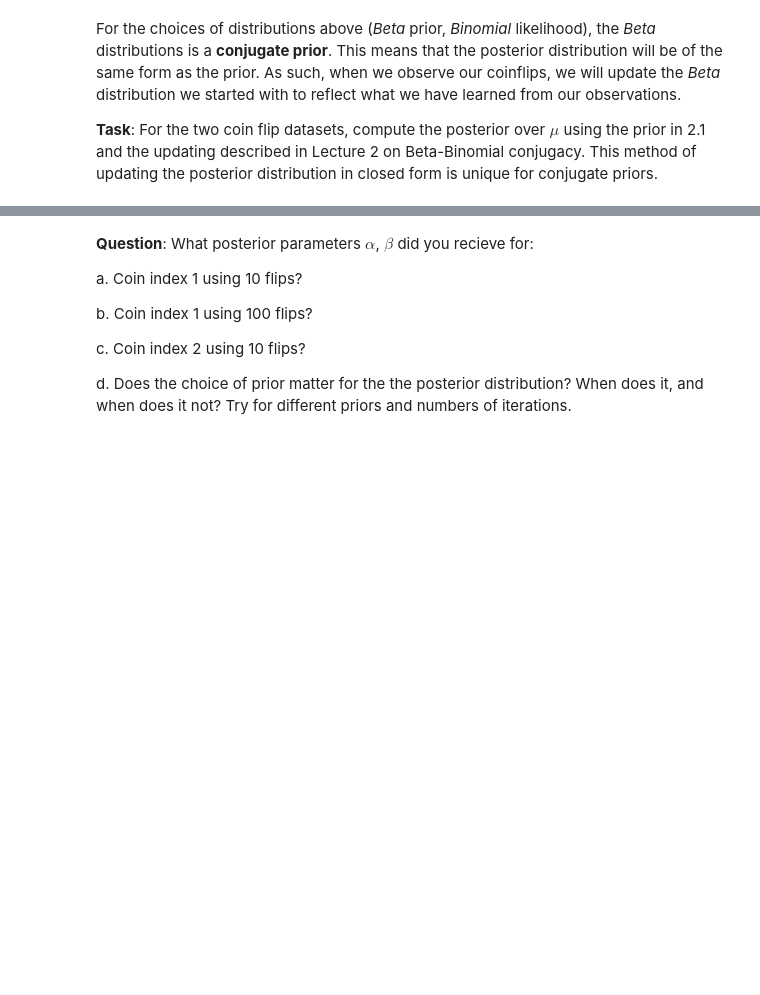
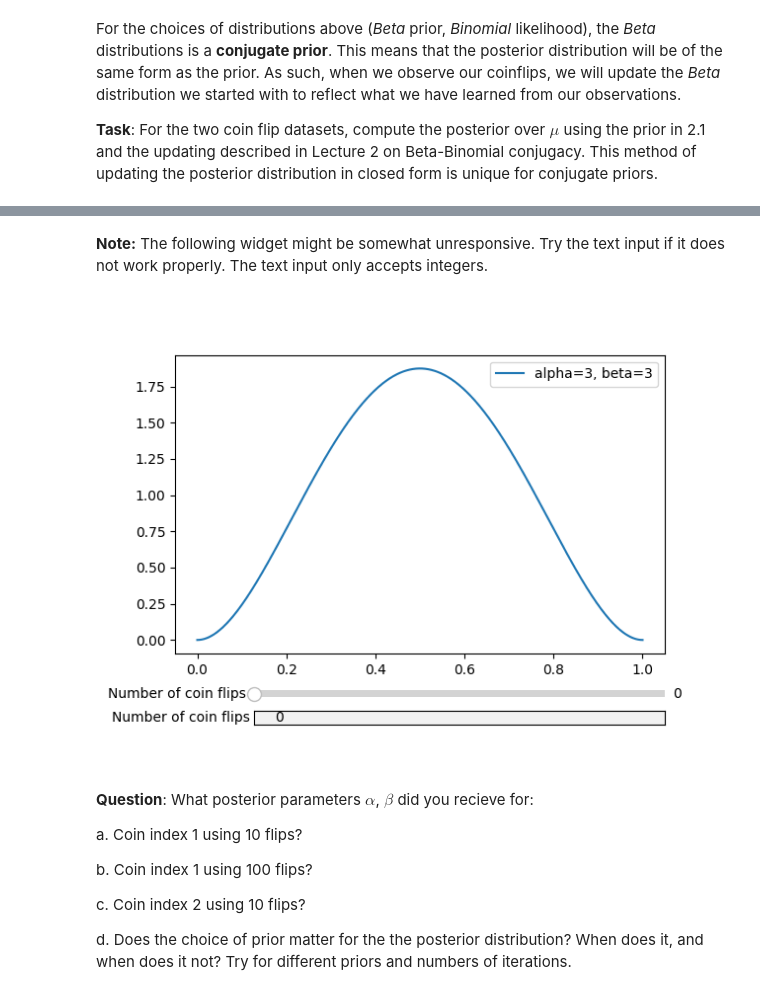
Before and after one commit to hvarfner/EDAN95-Assignment-2, a Jupyter notebook: applied_ml_assignment_2.ipynb, the cells around one changed output, grey strips where cells are left out. Cells and saved outputs as stored; diff of their text form; code cells hidden in the pictures; blank space fills up the shorter version.

```diff
--- a/applied_ml_assignment_2.ipynb
+++ b/applied_ml_assignment_2.ipynb
@@ -377,3 +360,53 @@ print('Final parameters of the distribution are\nAlpha: {} Beta:{}'.format(poste
+# %% [markdown]
+**Note:** The following widget might be somewhat unresponsive. Try the text input if it does not work properly. The text input only accepts integers.
+# %%
+import time
+from matplotlib.widgets import Slider, TextBox
+%matplotlib widget
+
+fig_22, ax_22 = plt.subplots()
+ax_slider = fig_22.add_axes([0.25, 0.15, 0.65, 0.03])
+ax_textbox = fig_22.add_axes([0.25, 0.1, 0.65, 0.03])
+fig_22.subplots_adjust(bottom=0.25)
+
+prior_alpha, prior_beta = 3, 3
+x = np.linspace(0, 1, 1001)
+
+# plot prior before starting
+y = beta_dist(prior_alpha, prior_beta).pdf(x)
+line, = ax_22.plot(x, y, label=f"alpha={prior_alpha}, beta={prior_beta}")
+legend = ax_22.legend()
+
+slider = Slider( ax_slider, "Number of coin flips", 0, len(coin_flips_np), valinit=0, valstep=np.arange(len(coin_flips_np)+1))
+text_box = TextBox(ax_textbox, 'Number of coin flips', initial="0")
+
+def update(val):
+    if type(val) == str:
+        n_iterations = int(val.strip())
+    else:
+        n_iterations = slider.val
+    n_iterations = min(len(coin_flips_np), n_iterations)
+    posterior_alpha, posterior_beta = 3, 3 # prior
+
+    # EXPECTED SPACE FOR STUDENT CODE - START
+
+    # here, you perform the posterior updating
+
+    # EXPECTED SPACE FOR STUDENT CODE - END
+
+    y = posterior.pdf(x)
+    line.set_ydata(y)
+    legend.texts[0].set_text(f"alpha={posterior_alpha}, beta={posterior_beta}")
+    ax_22.set_ylim([0, y.max()+1])
+    fig.canvas.draw_idle()
+
+slider.on_changed(update)
+text_box.on_submit(update)
+text_box.set_val("0")
+
+plt.show()
+# %% [output]
+[figure, added]
 # %% [markdown]
 **Question**:
 What posterior parameters $\alpha$, $\beta$ did you recieve for:
```
Also changed, not shown: parts of 56 cells of this notebook, 1 other file.
